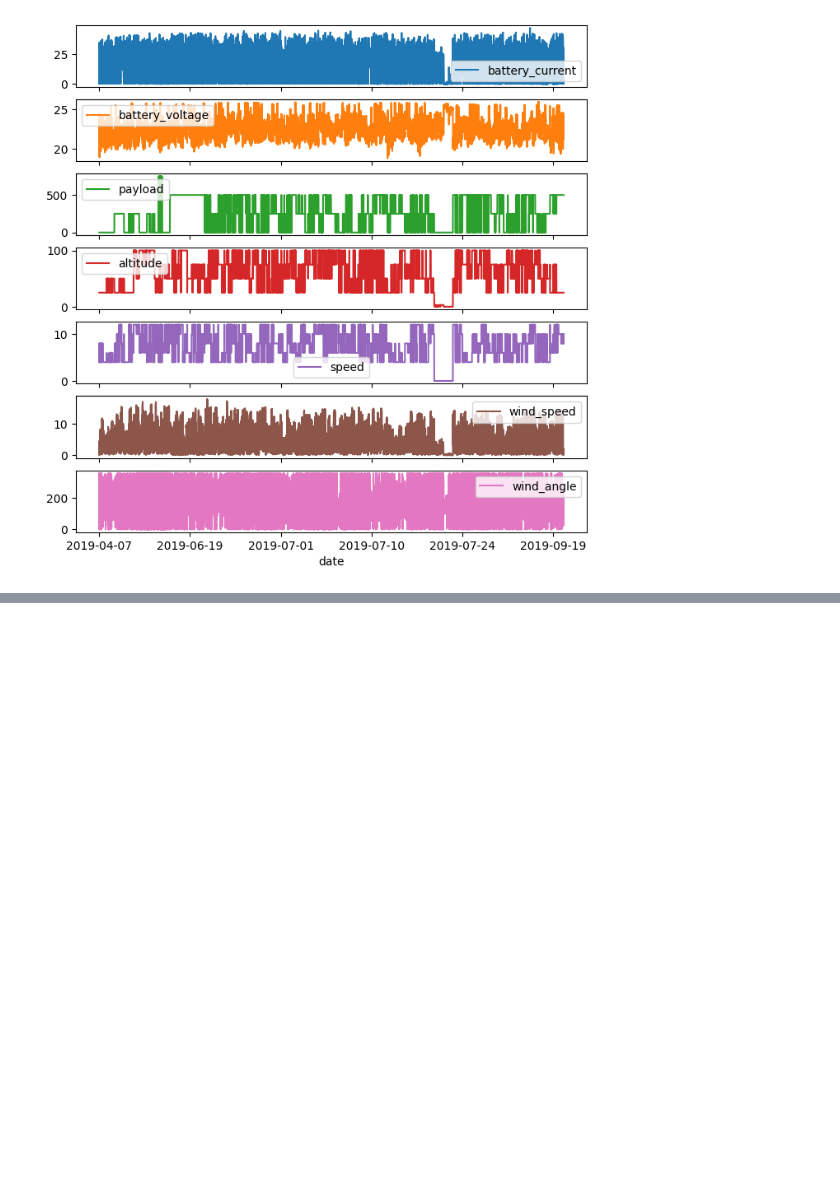
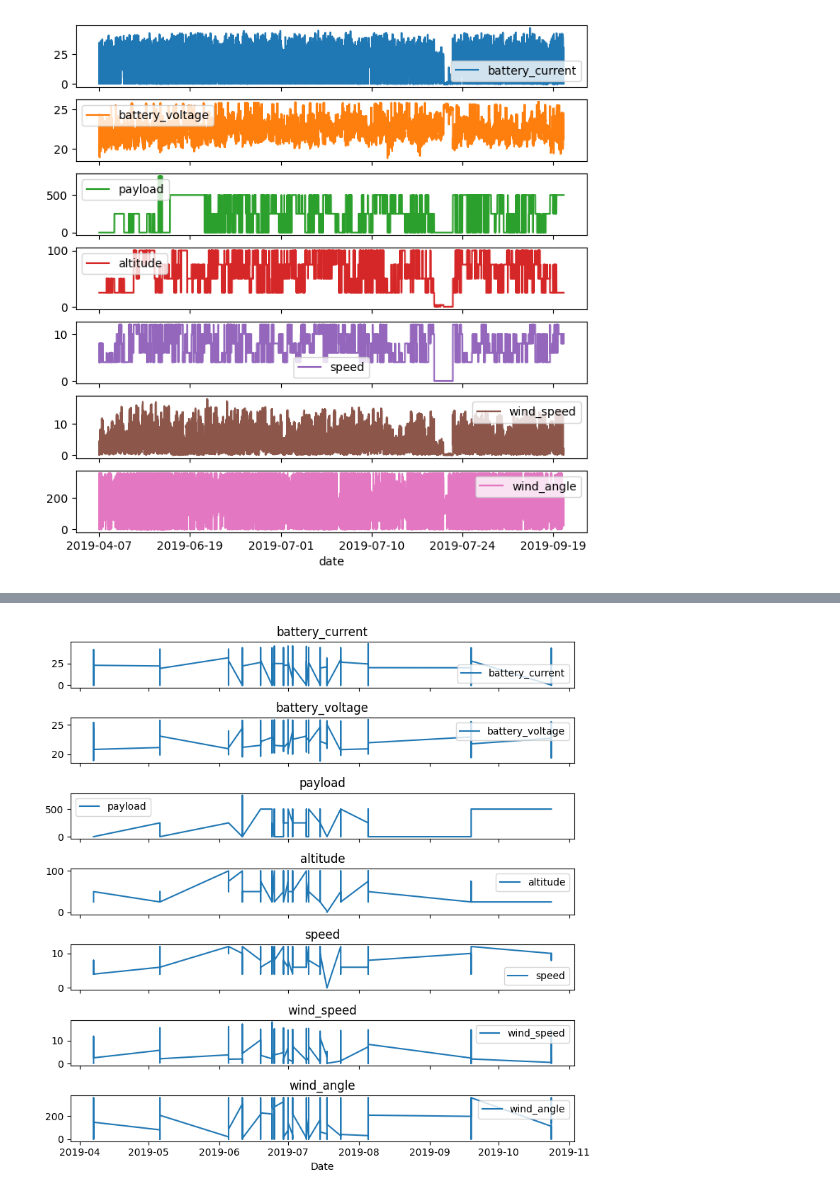
Before and after one commit to caliskate/delivery-drone-flight-predictions, a Jupyter notebook: date_debug.ipynb, the cells around one changed output, grey strips where cells are left out. Drawn from its saved outputs; the diff is of its cells as text; code cells hidden in the pictures; blank space fills up the shorter version.

```diff
--- a/date_debug.ipynb
+++ b/date_debug.ipynb
@@ -345,0 +488,14 @@ array([<Axes: xlabel='date'>, <Axes: xlabel='date'>,
+# %%
+# Create a line plot with 'date' on the x-axis using matplotlib
+fig, axes = plt.subplots(len(prediction1_columns), 1, figsize=(8, 8), sharex=True)
+
+for i, column in enumerate(prediction1_columns):
+    axes[i].plot(drone_df_edited['date'], drone_df_edited[column], label=column)
+    axes[i].set_title(column)
+    axes[i].legend()
+
+plt.xlabel('Date')
+plt.tight_layout()
+plt.show()
+# %% [output]
+[figure, added]
```
Also changed, not shown: parts of 29 cells of this notebook.
